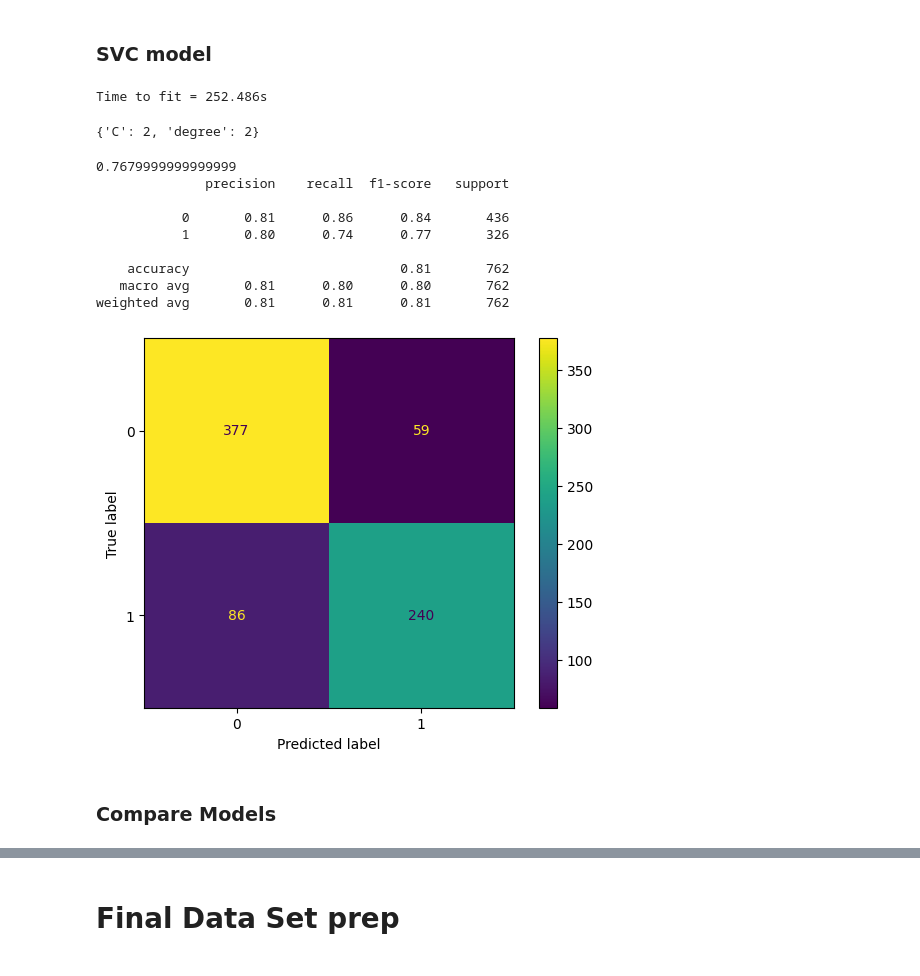
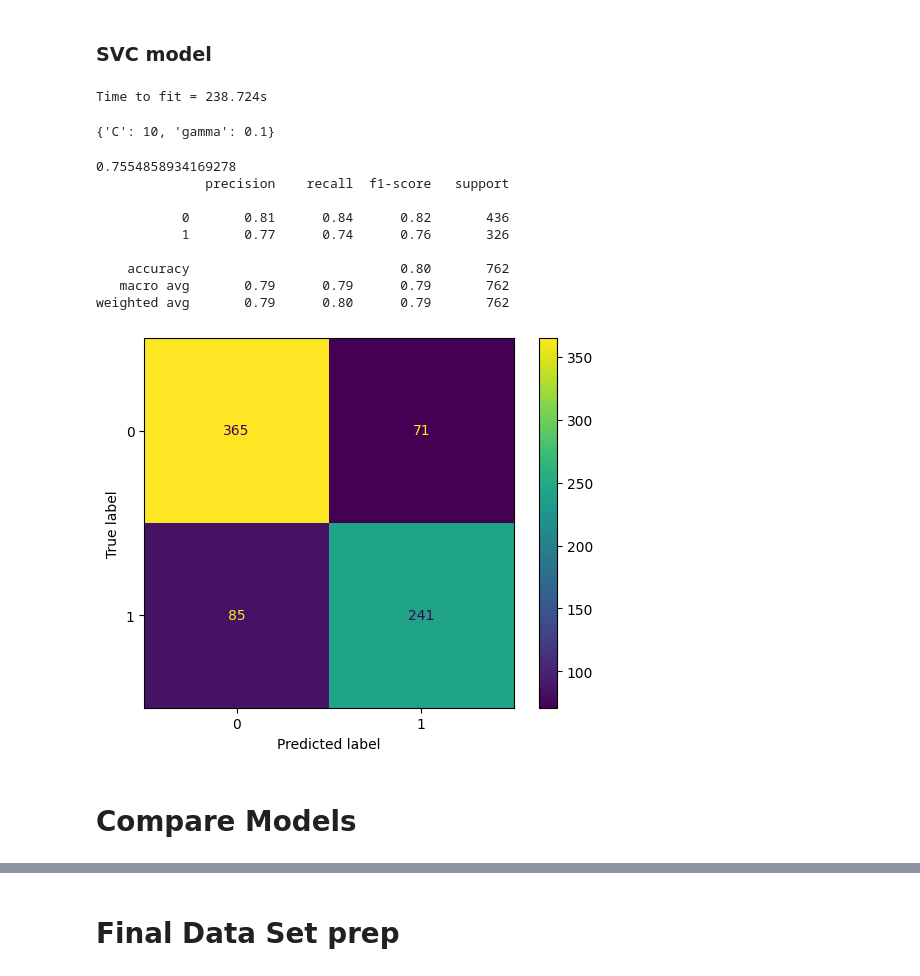
Before and after one commit to andrewbremner3/NLP_Tweet_Catagorization, a Jupyter notebook: disastertweets-nlp.ipynb, the cells around one changed output, grey strips where cells are left out. Cells and saved outputs as stored; diff of their text form; code cells hidden in the pictures.

Commit message:
Kaggle Notebook | DisasterTweets_NLP | Version 2 / SVC model

```diff
--- a/disastertweets-nlp.ipynb
+++ b/disastertweets-nlp.ipynb
@@ -173,10 +173,10 @@ X_train_tfidf
 # %%
 mnb = MultinomialNB()
 param_grid = {'alpha':[1,2,5,10]}
-grid = GridSearchCV(estimator=mnb, param_grid=param_grid, scoring='f1')
+mnb_grid = GridSearchCV(estimator=mnb, param_grid=param_grid, scoring='f1')
 mnb_start = time.time()
-grid.fit(X_train_tfidf, y_train)
+mnb_grid.fit(X_train_tfidf, y_train)
 mnb_end = time.time()
 print(f'Time to fit = {mnb_end - mnb_start:.3f}s')
-grid.best_params_
+mnb_grid.best_params_
 # %% [output]
@@ -203,10 +203,10 @@ weighted avg       0.81      0.80      0.80       762
 # %%
 log = LogisticRegression(max_iter=1000)
 param_grid = {'C':[1,2,5,10]}
-grid = GridSearchCV(estimator=log, param_grid=param_grid, scoring='f1')
+log_grid = GridSearchCV(estimator=log, param_grid=param_grid, scoring='f1')
 log_start = time.time()
-grid.fit(X_train_tfidf, y_train)
+log_grid.fit(X_train_tfidf, y_train)
 log_end = time.time()
 print(f'Time to fit = {log_end - log_start:.3f}s')
-grid.best_params_
+log_grid.best_params_
 # %% [output]
@@ -233,10 +233,10 @@ weighted avg       0.81      0.81      0.81       762
 # %%
 lin_svc = LinearSVC()
 param_grid = {'C':[1,2,5,10]}
-grid = GridSearchCV(estimator=lin_svc, param_grid=param_grid, scoring='f1')
+lin_svc_grid = GridSearchCV(estimator=lin_svc, param_grid=param_grid, scoring='f1')
 lin_svc_start = time.time()
-grid.fit(X_train_tfidf, y_train)
+lin_svc_grid.fit(X_train_tfidf, y_train)
 lin_svc_end = time.time()
 print(f'Time to fit = {lin_svc_end - lin_svc_start:.3f}s')
-grid.best_params_
+lin_svc_grid.best_params_
 # %% [output]
@@ -262,35 +262,35 @@ weighted avg       0.79      0.79      0.79       762
 ### SVC model
 # %%
 svc = SVC()
-param_grid = {'C':[1,2,5],
-             'degree':[2,3,4],}
-grid = GridSearchCV(estimator=svc, param_grid=param_grid, scoring='f1')
+param_grid = {'C': [1,10,100],
+              'gamma': [1,0.1,0.01]}
+svc_grid = GridSearchCV(estimator=svc, param_grid=param_grid, scoring='f1')
 svc_start = time.time()
-grid.fit(X_train_tfidf, y_train)
+svc_grid.fit(X_train_tfidf, y_train)
 svc_end = time.time()
 print(f'Time to fit = {svc_end - svc_start:.3f}s')
-grid.best_params_
+svc_grid.best_params_
 # %% [output]
-Time to fit = 252.486s
+Time to fit = 238.724s
-{'C': 2, 'degree': 2}
+{'C': 10, 'gamma': 0.1}
 # %%
-svc_preds = grid.predict(X_test_tfidf)
+svc_preds = svc_grid.predict(X_test_tfidf)
 print(f1_score(y_test,svc_preds))
 print(classification_report(y_test,svc_preds))
 ConfusionMatrixDisplay(confusion_matrix=confusion_matrix(y_test, svc_preds)).plot();
 # %% [output]
-0.7679999999999999
+0.7554858934169278
               precision    recall  f1-score   support
 
-           0       0.81      0.86      0.84       436
-           1       0.80      0.74      0.77       326
+           0       0.81      0.84      0.82       436
+           1       0.77      0.74      0.76       326
 
-    accuracy                           0.81       762
-   macro avg       0.81      0.80      0.80       762
-weighted avg       0.81      0.81      0.81       762
+    accuracy                           0.80       762
+   macro avg       0.79      0.79      0.79       762
+weighted avg       0.79      0.80      0.79       762
-[figure, old version]
+[figure, new version]
 # %% [markdown]
-### Compare Models
+# Compare Models
 # %%
 print(f'MNB time to fit = {mnb_end - mnb_start:.3f}s')
 print(f'MNB f1 score = {f1_score(y_test,mnb_preds):.4f}')
```
Also changed, not shown: parts of 16 cells of this notebook.
